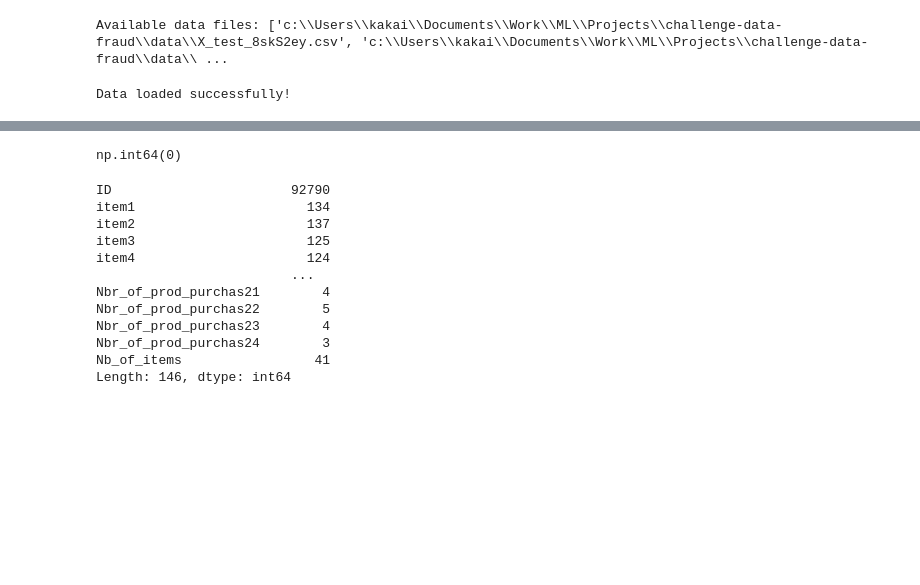
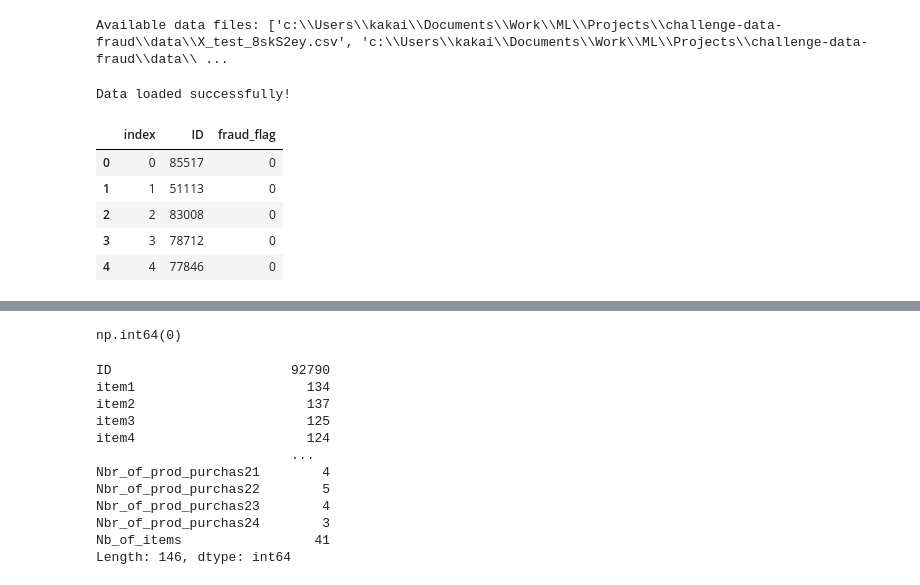
Before and after one commit to sumitgiri87/challenge-data-fraud, a Jupyter notebook: notebooks/train_model.ipynb, the cells around one changed output, grey strips where cells are left out. Drawn from its saved outputs; the diff is of its cells as text; code cells hidden in the pictures; blank space fills up the shorter version.

```diff
--- a/notebooks/train_model.ipynb
+++ b/notebooks/train_model.ipynb
@@ -52,4 +52,13 @@ Y_test_example = pd.read_csv(os.path.join(DATA_DIR, "Y_test_random_2.csv"))
 print("Data loaded successfully!")
 # %% [output]
 Data loaded successfully!
+# %%
+Y_train.head(5)
+# %% [output]
+|  | index | ID | fraud_flag |
+| 0 | 0 | 85517 | 0 |
+| 1 | 1 | 51113 | 0 |
+| 2 | 2 | 83008 | 0 |
+| 3 | 3 | 78712 | 0 |
+| 4 | 4 | 77846 | 0 |
 # %%
```
Also changed, not shown: parts of 11 cells of this notebook, 4 other files.
